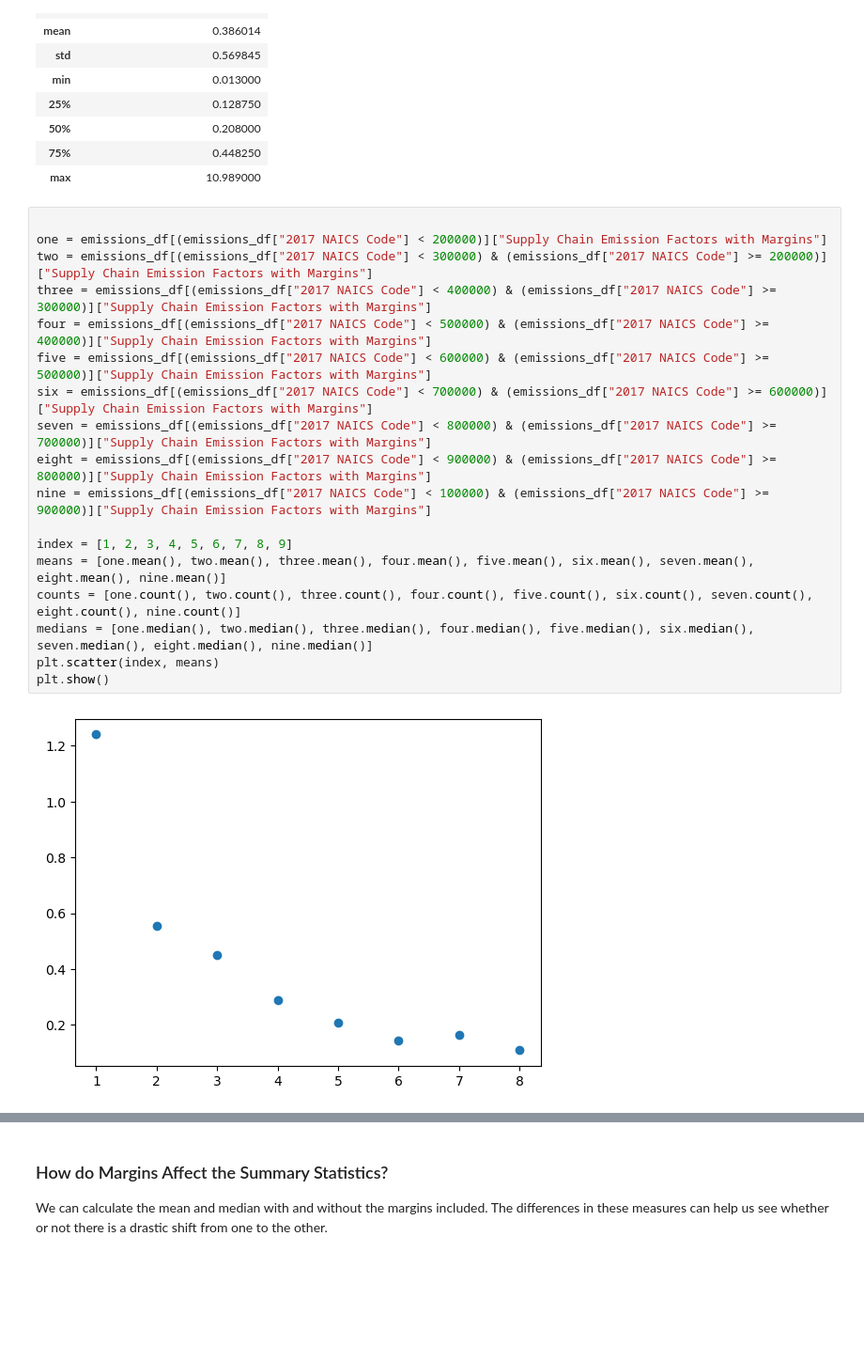
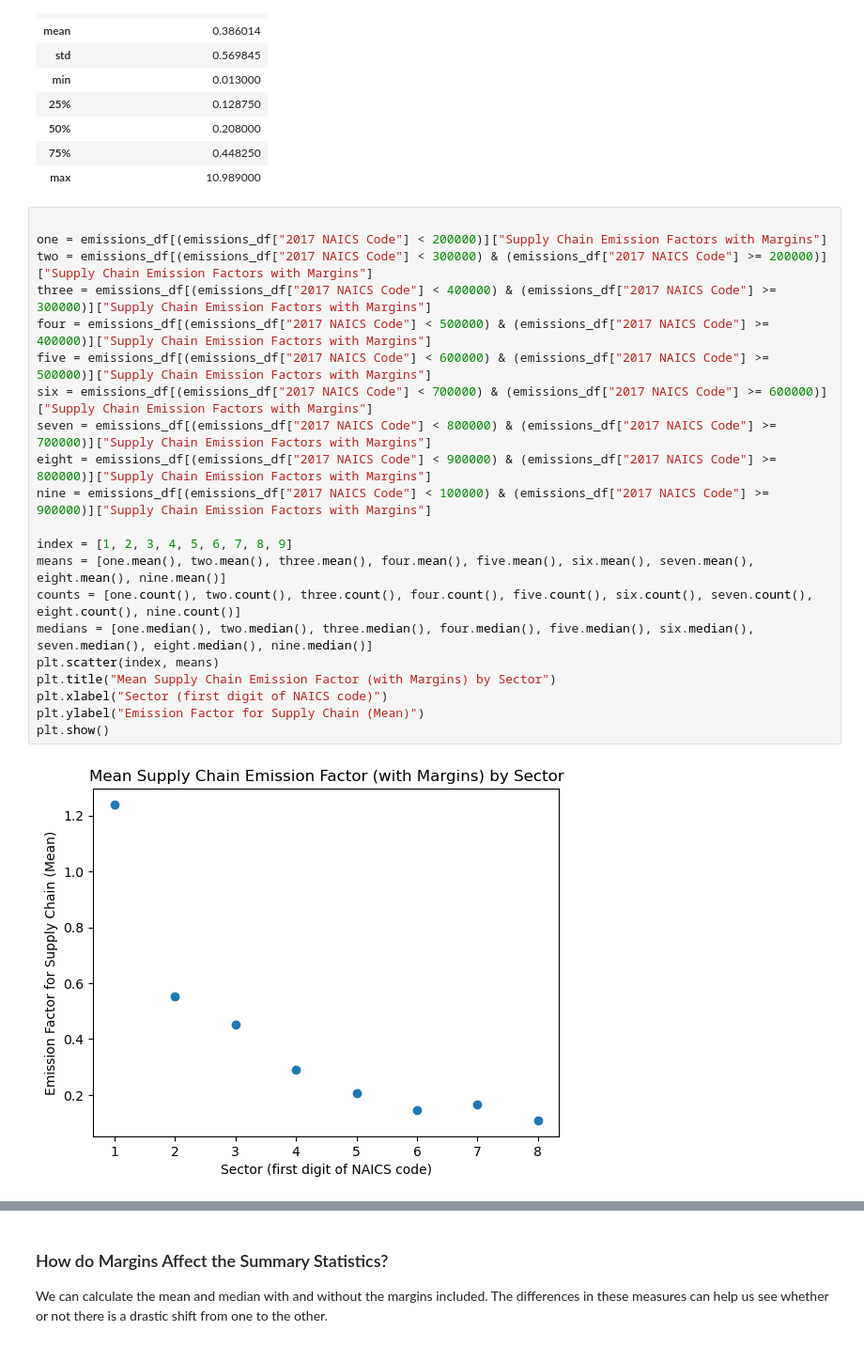
Before and after one commit to jt-arsenault/Arsenault_Jesse_IS445_Final_Project, a Jupyter notebook: Arsenault_Jesse_Personal.ipynb, the cells around one changed output, grey strips where cells are left out. Shown at 94% size. Saved outputs shown, nothing was run; the diff lists cells and outputs as text; blank space fills up the shorter version.

```diff
--- a/Arsenault_Jesse_Personal.ipynb
+++ b/Arsenault_Jesse_Personal.ipynb
@@ -143,22 +232,25 @@ emissions_df[["Supply Chain Emission Factors with Margins"]].describe()
 # %%
 
 one = emissions_df[(emissions_df["2017 NAICS Code"] < 200000)]["Supply Chain Emission Factors with Margins"]
 two = emissions_df[(emissions_df["2017 NAICS Code"] < 300000) & (emissions_df["2017 NAICS Code"] >= 200000)]["Supply Chain Emission Factors with Margins"]
 three = emissions_df[(emissions_df["2017 NAICS Code"] < 400000) & (emissions_df["2017 NAICS Code"] >= 300000)]["Supply Chain Emission Factors with Margins"]
 four = emissions_df[(emissions_df["2017 NAICS Code"] < 500000) & (emissions_df["2017 NAICS Code"] >= 400000)]["Supply Chain Emission Factors with Margins"]
 five = emissions_df[(emissions_df["2017 NAICS Code"] < 600000) & (emissions_df["2017 NAICS Code"] >= 500000)]["Supply Chain Emission Factors with Margins"]
 six = emissions_df[(emissions_df["2017 NAICS Code"] < 700000) & (emissions_df["2017 NAICS Code"] >= 600000)]["Supply Chain Emission Factors with Margins"]
 seven = emissions_df[(emissions_df["2017 NAICS Code"] < 800000) & (emissions_df["2017 NAICS Code"] >= 700000)]["Supply Chain Emission Factors with Margins"]
 eight = emissions_df[(emissions_df["2017 NAICS Code"] < 900000) & (emissions_df["2017 NAICS Code"] >= 800000)]["Supply Chain Emission Factors with Margins"]
 nine = emissions_df[(emissions_df["2017 NAICS Code"] < 100000) & (emissions_df["2017 NAICS Code"] >= 900000)]["Supply Chain Emission Factors with Margins"]
 
 index = [1, 2, 3, 4, 5, 6, 7, 8, 9]
 means = [one.mean(), two.mean(), three.mean(), four.mean(), five.mean(), six.mean(), seven.mean(), eight.mean(), nine.mean()]
 counts = [one.count(), two.count(), three.count(), four.count(), five.count(), six.count(), seven.count(), eight.count(), nine.count()]
 medians = [one.median(), two.median(), three.median(), four.median(), five.median(), six.median(), seven.median(), eight.median(), nine.median()]
 plt.scatter(index, means)
+plt.title("Mean Supply Chain Emission Factor (with Margins) by Sector")
+plt.xlabel("Sector (first digit of NAICS code)")
+plt.ylabel("Emission Factor for Supply Chain (Mean)")
 plt.show()
 # %% [output]
-[figure, old version]
+[figure, new version]
 # %%
 plt.scatter(index, medians)
```
Also changed, not shown: parts of 10 cells of this notebook, 3 other files.
